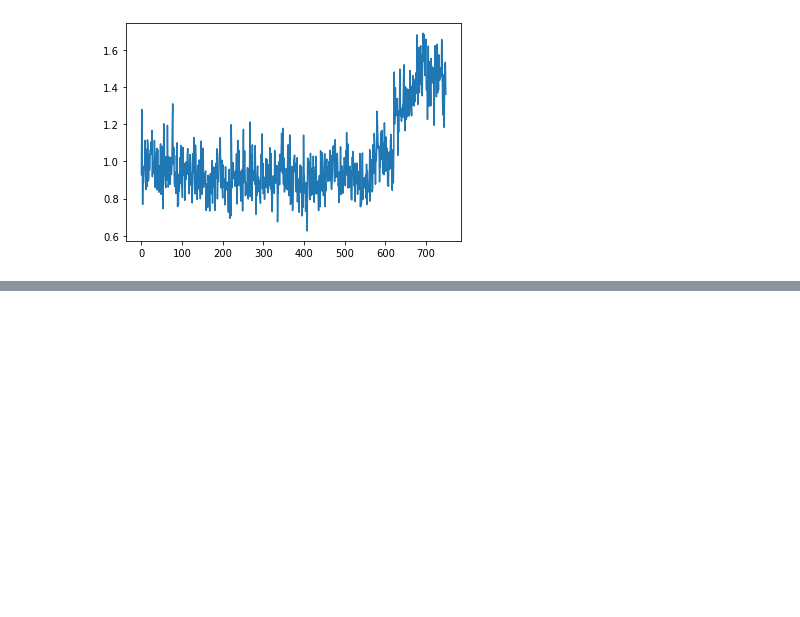
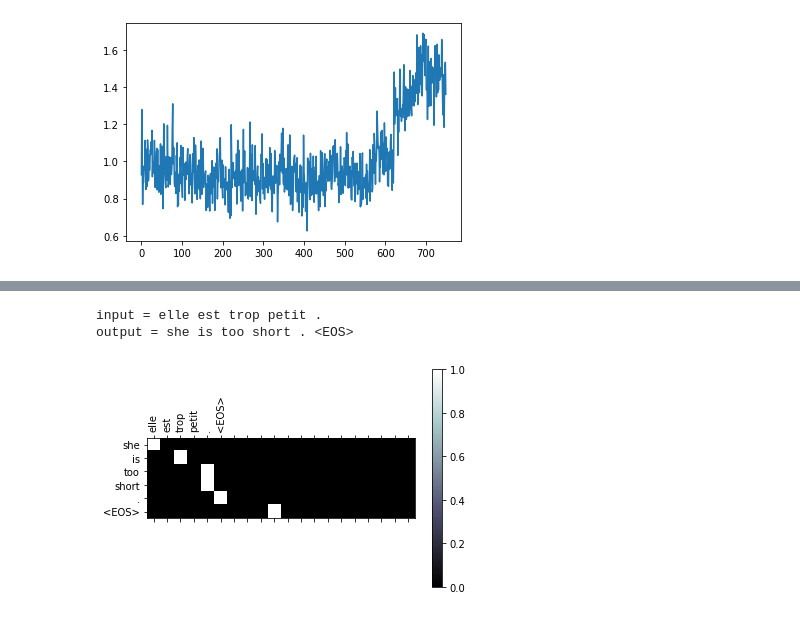
Before and after one commit to alimoezzi/deepLearningRecipes, a Jupyter notebook: seq2seq_translation_attention.ipynb, the cells around one changed output, grey strips where cells are left out. Saved outputs shown, nothing was run; the diff lists cells and outputs as text; code cells hidden in the pictures; blank space fills up the shorter version.

```diff
--- a/seq2seq_translation_attention.ipynb
+++ b/seq2seq_translation_attention.ipynb
@@ -478,0 +524,7 @@ Bleu Score: 0.4687991142272949
+# %%
+
+evaluateAndShowAttention("elle est trop petit .")
+# %% [output]
+input = elle est trop petit .
+output = she is too short . <EOS>
+[figure, added]
```
Also changed, not shown: parts of 8 cells of this notebook, 2 other files.
